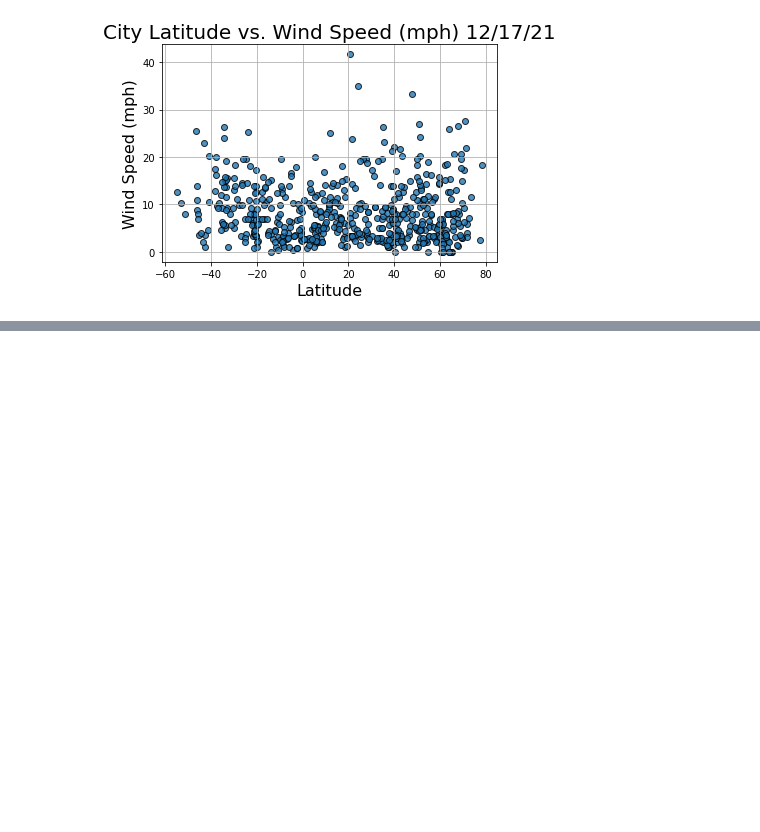
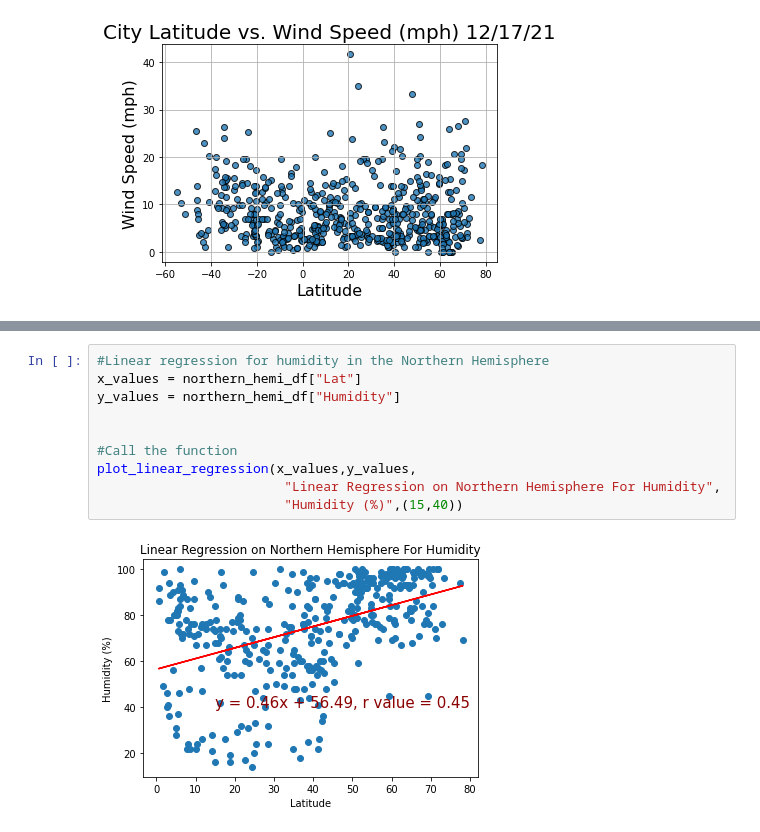
Before and after one commit to mgsrichard/World_Weather_Analysis, a Jupyter notebook: WeatherPy.ipynb, the cells around one changed output, grey strips where cells are left out. Saved outputs shown, nothing was run; the diff lists cells and outputs as text; blank space fills up the shorter version.

```diff
--- a/WeatherPy.ipynb
+++ b/WeatherPy.ipynb
@@ -278,0 +372,12 @@ plt.show()
+# %%
+#Linear regression for humidity in the Northern Hemisphere
+x_values = northern_hemi_df["Lat"]
+y_values = northern_hemi_df["Humidity"]
+
+
+#Call the function
+plot_linear_regression(x_values,y_values,
+                        "Linear Regression on Northern Hemisphere For Humidity",
+                        "Humidity (%)",(15,40))
+# %% [output]
+[figure, added]
```
Also changed, not shown: parts of 11 cells of this notebook, 1 other file.
